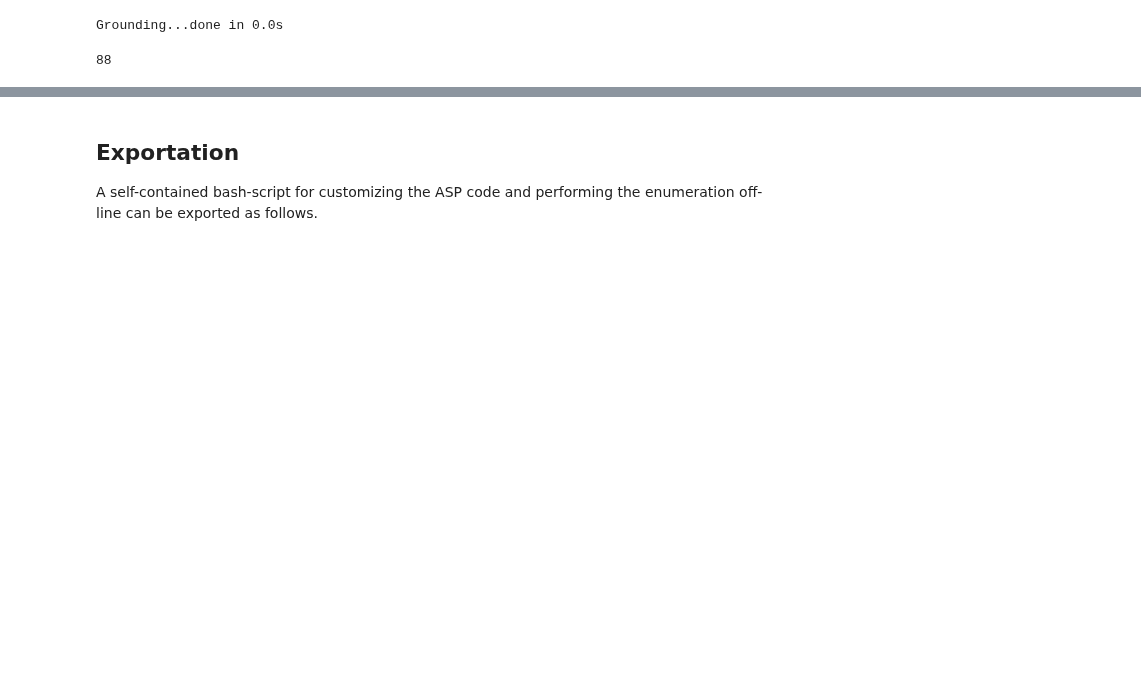
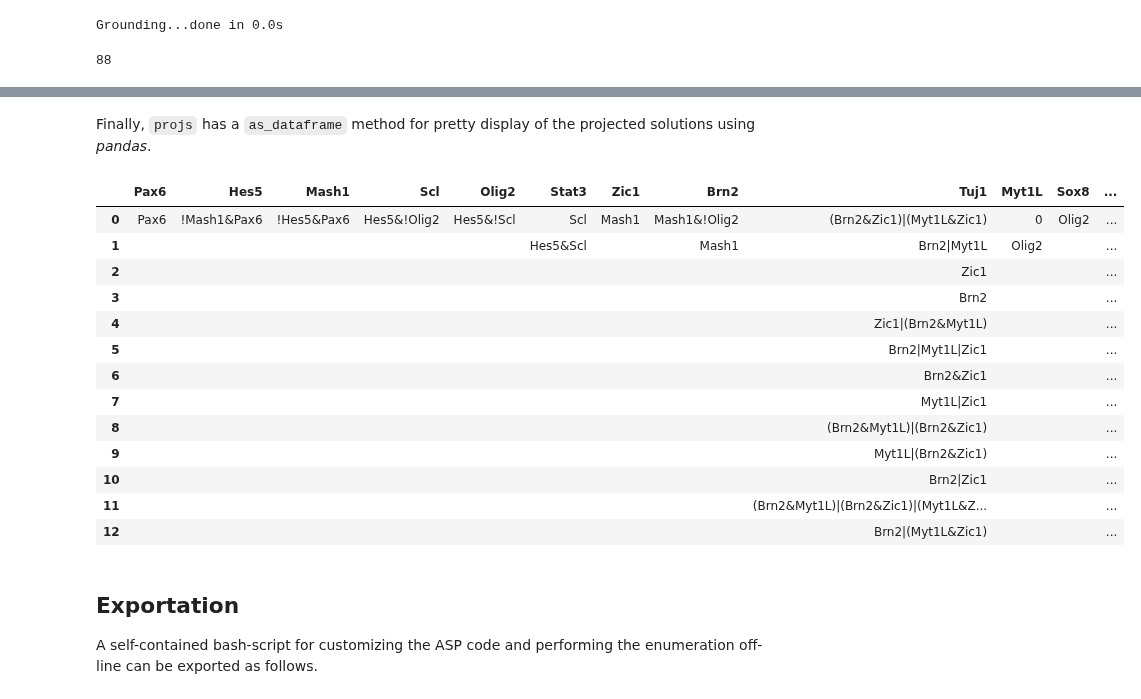
Before and after one commit to bnediction/bonesis, a Jupyter notebook: examples/Tutorial.ipynb, the cells around one changed output, grey strips where cells are left out. Saved outputs shown, nothing was run; the diff lists cells and outputs as text; code cells hidden in the pictures; blank space fills up the shorter version.

Commit message:
add projected solutions to the tutorial

```diff
--- a/examples/Tutorial.ipynb
+++ b/examples/Tutorial.ipynb
@@ -223,0 +228,2 @@ Grounding...done in 0.0s
+# %%
+projs = bo.local_functions()
@@ -224,3 +276,22 @@ Grounding...done in 0.0s
+# %% [markdown]
+Finally, `projs` has a `as_dataframe` method for pretty display of the projected solutions using *pandas*.
+# %%
+projs.as_dataframe()
+# %% [output]
+|  | Pax6 | Hes5 | Mash1 | Scl | Olig2 | Stat3 | Zic1 | Brn2 | Tuj1 | Myt1L | Sox8 | ... |
+| 0 | Pax6 | !Mash1&Pax6 | !Hes5&Pax6 | Hes5&!Olig2 | Hes5&!Scl | Scl | Mash1 | Mash1&!Olig2 | (Brn2&Zic1)|(Myt1L&Zic1) | 0 | Olig2 | ... |
+| 1 |  |  |  |  |  | Hes5&Scl |  | Mash1 | Brn2|Myt1L | Olig2 |  | ... |
+| 2 |  |  |  |  |  |  |  |  | Zic1 |  |  | ... |
+| 3 |  |  |  |  |  |  |  |  | Brn2 |  |  | ... |
+| 4 |  |  |  |  |  |  |  |  | Zic1|(Brn2&Myt1L) |  |  | ... |
+| 5 |  |  |  |  |  |  |  |  | Brn2|Myt1L|Zic1 |  |  | ... |
+| 6 |  |  |  |  |  |  |  |  | Brn2&Zic1 |  |  | ... |
+| 7 |  |  |  |  |  |  |  |  | Myt1L|Zic1 |  |  | ... |
+| 8 |  |  |  |  |  |  |  |  | (Brn2&Myt1L)|(Brn2&Zic1) |  |  | ... |
+| 9 |  |  |  |  |  |  |  |  | Myt1L|(Brn2&Zic1) |  |  | ... |
+| 10 |  |  |  |  |  |  |  |  | Brn2|Zic1 |  |  | ... |
+| 11 |  |  |  |  |  |  |  |  | (Brn2&Myt1L)|(Brn2&Zic1)|(Myt1L&Z... |  |  | ... |
+| 12 |  |  |  |  |  |  |  |  | Brn2|(Myt1L&Zic1) |  |  | ... |
 # %% [markdown]
 ## Exportation
 
```
Also changed, not shown: parts of 12 cells of this notebook.
